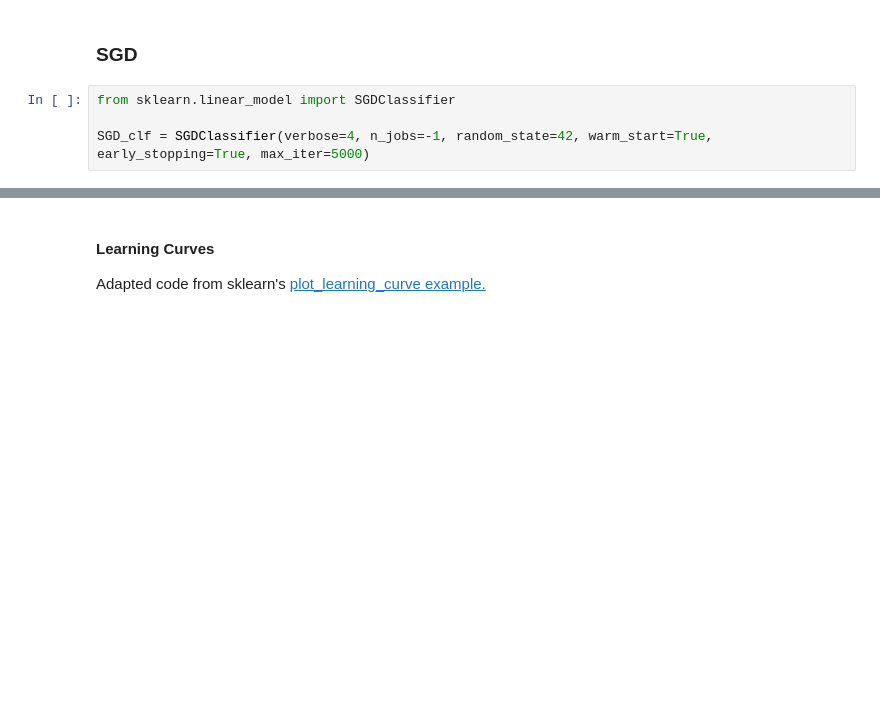
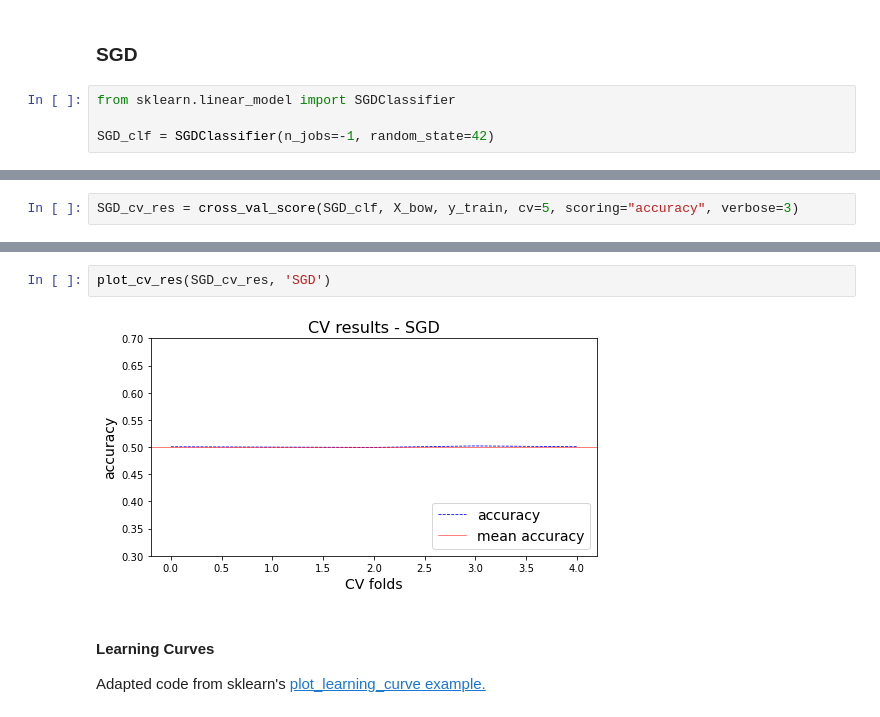
Before and after one commit to BigBangData/NaturalLanguageProcessing, a Jupyter notebook: sentiment140/05_Twitter_Sentiment_Analysis_NaiveBayes.ipynb, the cells around one changed output, grey strips where cells are left out. Drawn from its saved outputs; the diff is of its cells as text; blank space fills up the shorter version.

```diff
--- a/sentiment140/05_Twitter_Sentiment_Analysis_NaiveBayes.ipynb
+++ b/sentiment140/05_Twitter_Sentiment_Analysis_NaiveBayes.ipynb
@@ -120,4 +85,4 @@ array([0.50070833, 0.50091667, 0.49775   , 0.5024    , 0.49904167,
 # %%
 from sklearn.linear_model import SGDClassifier
 
-SGD_clf = SGDClassifier(verbose=4, n_jobs=-1, random_state=42, warm_start=True, early_stopping=True, max_iter=5000)
+SGD_clf = SGDClassifier(n_jobs=-1, random_state=42)
@@ -321,0 +89,2 @@ plot_roc_curve(fpr, tpr)
+# %%
+SGD_cv_res = cross_val_score(SGD_clf, X_bow, y_train, cv=5, scoring="accuracy", verbose=3)
@@ -322,3 +106,7 @@ plot_roc_curve(fpr, tpr)
+# %%
+plot_cv_res(SGD_cv_res, 'SGD')
+# %% [output]
+[figure, added]
 # %% [markdown]
 ####  Learning Curves
 
```
Also changed, not shown: parts of 55 cells of this notebook, 2 other files.
